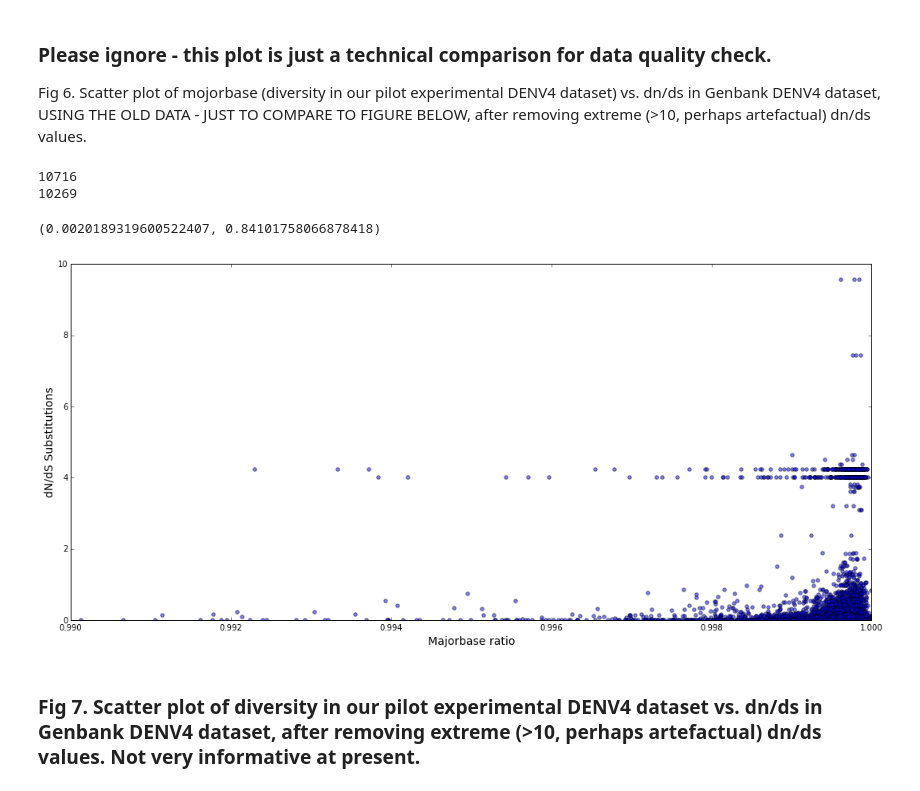
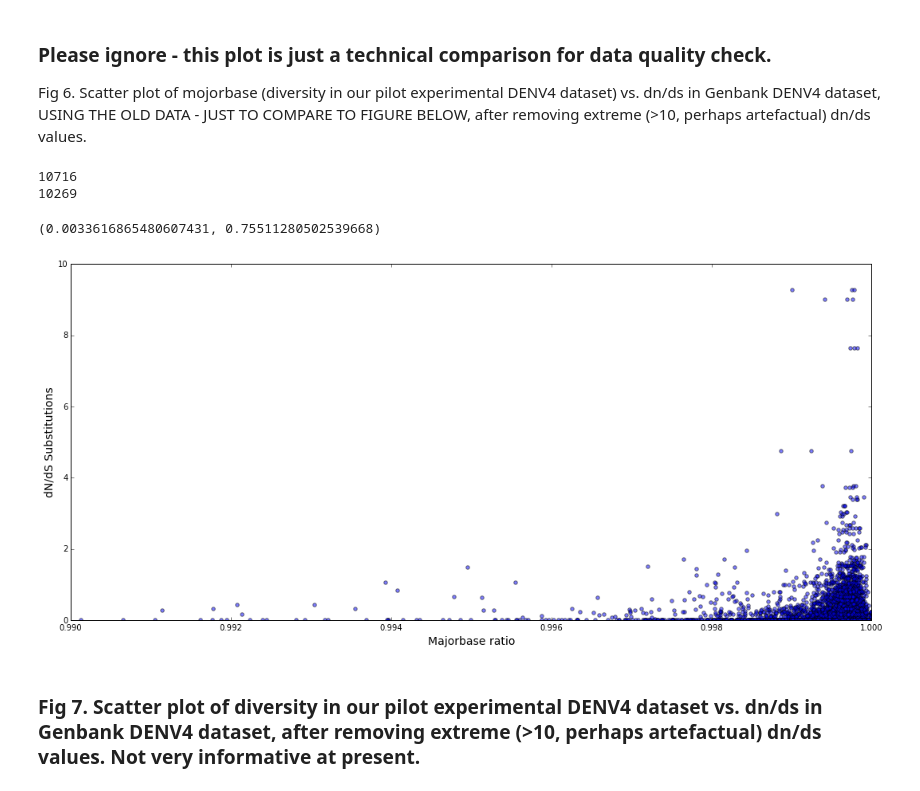
Before and after one commit to pvmarkov/DENGOMICS, a Jupyter notebook: analysis notebooks/Comparing Our Pilot Reads to DENV2 from Genbank.ipynb, the cells around one changed output. Cells and saved outputs as stored; diff of their text form; code cells hidden in the pictures.

```diff
--- a/analysis notebooks/Comparing Our Pilot Reads to DENV2 from Genbank.ipynb
+++ b/analysis notebooks/Comparing Our Pilot Reads to DENV2 from Genbank.ipynb
@@ -299,40 +339,40 @@ N = 50
 import math
 #highcover_dataframe = counts_dataframe [counts_dataframe['coverage'] > 100000]
 
 x = counts_dataframe ['majorbase_ratio']
-y = dn_ds_by_codon_dataframe_DENV2 ['dn_ds_per_position_in_codon']
+y = dn_ds_by_codon_dataframe_DENV2 ['dn_ds_filtered_uniformative_sites']
 dn_ds_per_nucleotide=list()
 for i in y: # this creates a list of the dn/ds values, but per nucleotide position (not per codon). It simply tripples the number of positions.
     dn_ds_per_nucleotide.append (i)
     dn_ds_per_nucleotide.append (i)
     dn_ds_per_nucleotide.append (i)
 
 y=dn_ds_per_nucleotide
 print(len(x))
 print(len(y))
 #colors = np.random.rand(N)
 
-majorbase_dn_ds_dataframe = pd.DataFrame ({'majorbase': x[0:10000], 'dn_ds': y[0:10000]}) # this creates a dataframe of both majorbase and dn/ds
+majorbase_dn_ds_dataframe = pd.DataFrame ({'majorbase': x[0:10000], 'dn_ds_filtered_uniformative_sites': y[0:10000]}) # this creates a dataframe of both majorbase and dn/ds
 
-majorbase_dn_ds_dataframe_filtered = majorbase_dn_ds_dataframe [majorbase_dn_ds_dataframe ['dn_ds'] < 10] # this creates a new dataframe only containing the records where dn_ds <10
+majorbase_dn_ds_dataframe_DENV2_filtered = majorbase_dn_ds_dataframe [majorbase_dn_ds_dataframe ['dn_ds_filtered_uniformative_sites'] < 10] # this creates a new dataframe only containing the records where dn_ds <10
 
 area = np.pi * (15 * np.random.rand(N))**2  # 0 to 15 point radiuses
 
 
 axis_upper_limit = 10
 plt.axis ([0.99, 1, 0, axis_upper_limit])
 
 
-plt.scatter(majorbase_dn_ds_dataframe_filtered ['majorbase'], majorbase_dn_ds_dataframe_filtered ['dn_ds'], alpha=0.5)
+plt.scatter(majorbase_dn_ds_dataframe_DENV2_filtered ['majorbase'], majorbase_dn_ds_dataframe_DENV2_filtered ['dn_ds_filtered_uniformative_sites'], alpha=0.5)
 plt.xlabel ('Majorbase ratio', fontsize=14)
 plt.ylabel ('dN/dS Substitutions', fontsize=14)
 
-scipy.stats.pearsonr(majorbase_dn_ds_dataframe_filtered ['majorbase'], majorbase_dn_ds_dataframe_filtered ['dn_ds'])
+scipy.stats.pearsonr(majorbase_dn_ds_dataframe_DENV2_filtered ['majorbase'], majorbase_dn_ds_dataframe_DENV2_filtered ['dn_ds_filtered_uniformative_sites'])
 # %% [output]
 10716
 10269
-(0.0020189319600522407, 0.84101758066878418)
+(0.0033616865480607431, 0.75511280502539668)
-[figure, old version]
+[figure, new version]
 # %% [markdown]
 ### Fig 7. Scatter plot of diversity in our pilot experimental DENV4 dataset vs. dn/ds in Genbank DENV4 dataset, after removing extreme (>10, perhaps artefactual) dn/ds values. Not very informative at present.
 # %%
```
Also changed, not shown: parts of 11 cells of this notebook, 5 other files.
